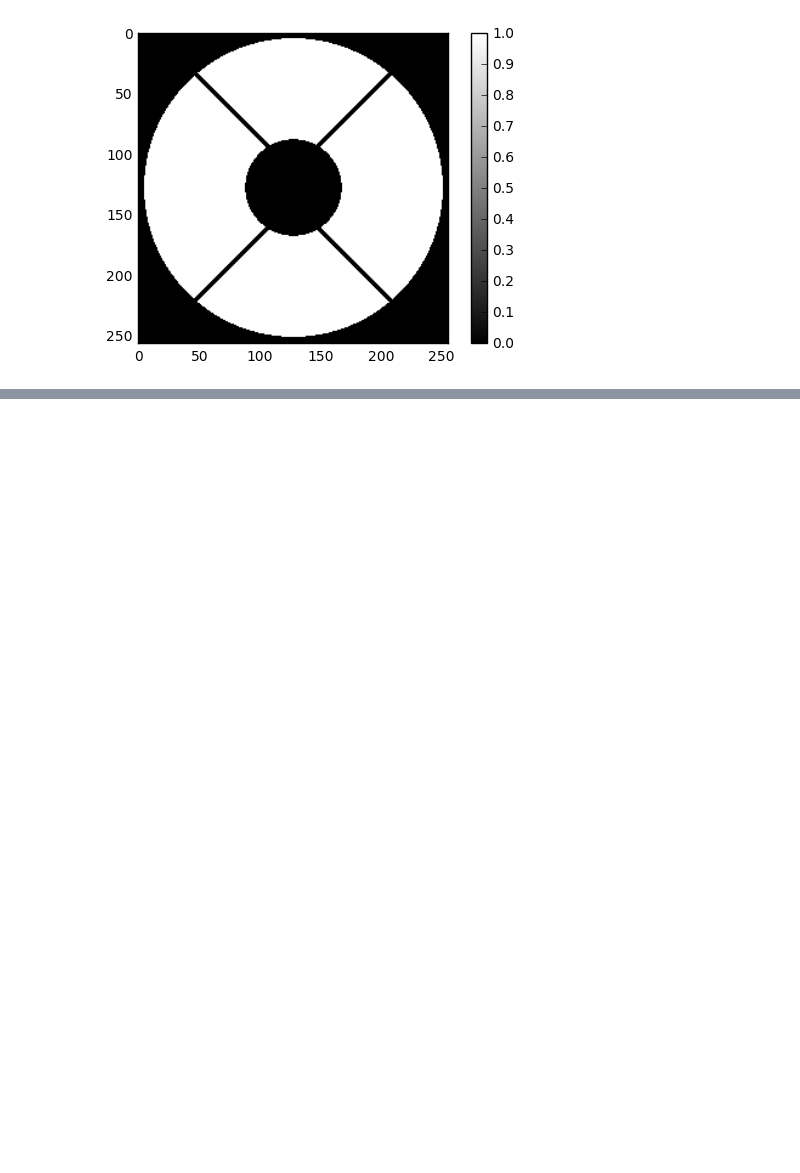
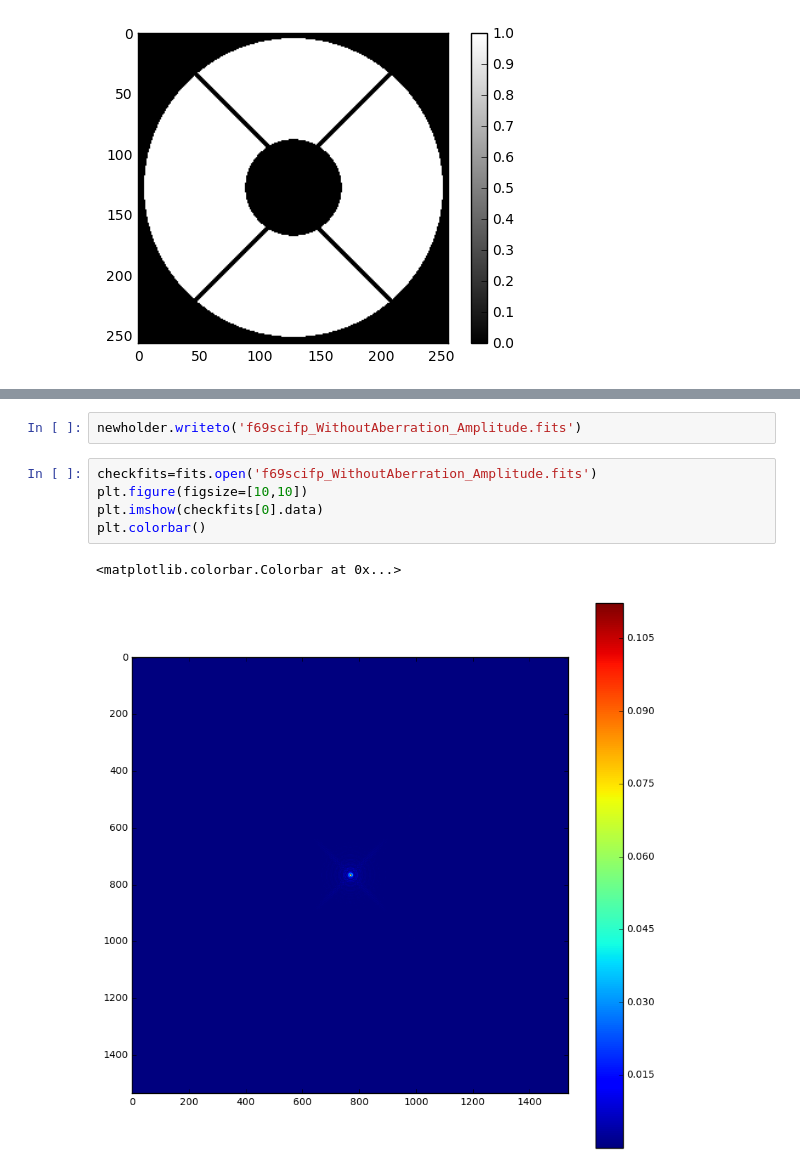
Before and after one commit to magao-x/magaox_poppy, a Jupyter notebook: fits_test.ipynb, the cells around one changed output, grey strips where cells are left out. Saved outputs shown, nothing was run; the diff lists cells and outputs as text; blank space fills up the shorter version.

```diff
--- a/fits_test.ipynb
+++ b/fits_test.ipynb
@@ -223,0 +361,10 @@ plt.colorbar()
+# %%
+newholder.writeto('f69scifp_WithoutAberration_Amplitude.fits')
+# %%
+checkfits=fits.open('f69scifp_WithoutAberration_Amplitude.fits')
+plt.figure(figsize=[10,10])
+plt.imshow(checkfits[0].data)
+plt.colorbar()
+# %% [output]
+<matplotlib.colorbar.Colorbar at 0x...>
+[figure, added]
```
Also changed, not shown: parts of 16 cells of this notebook.
